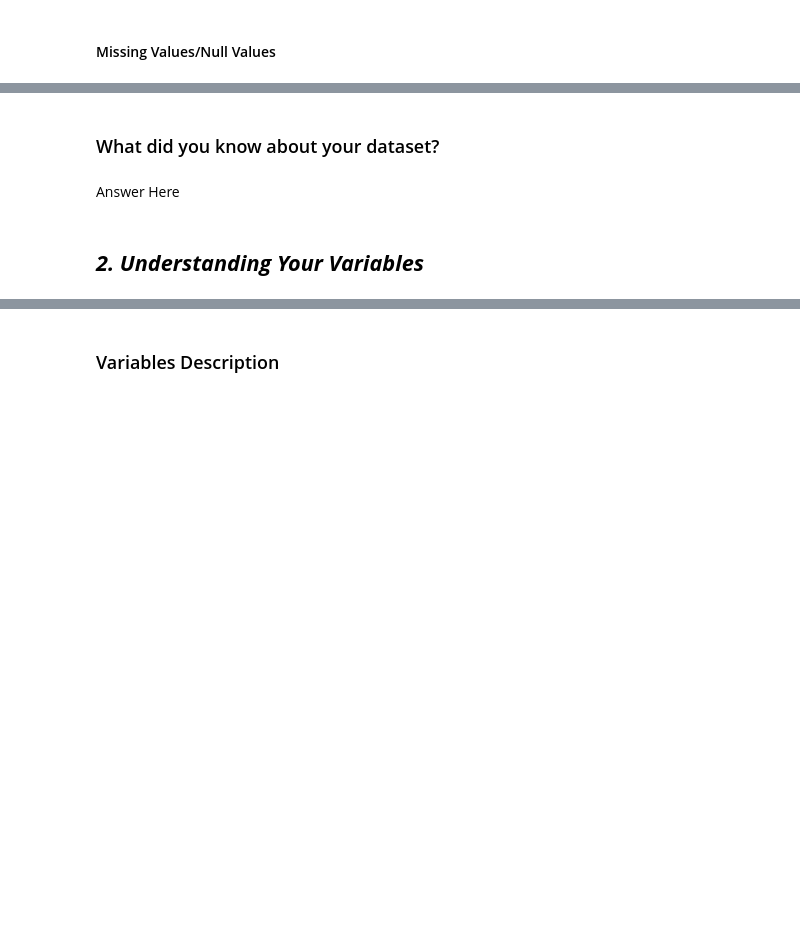
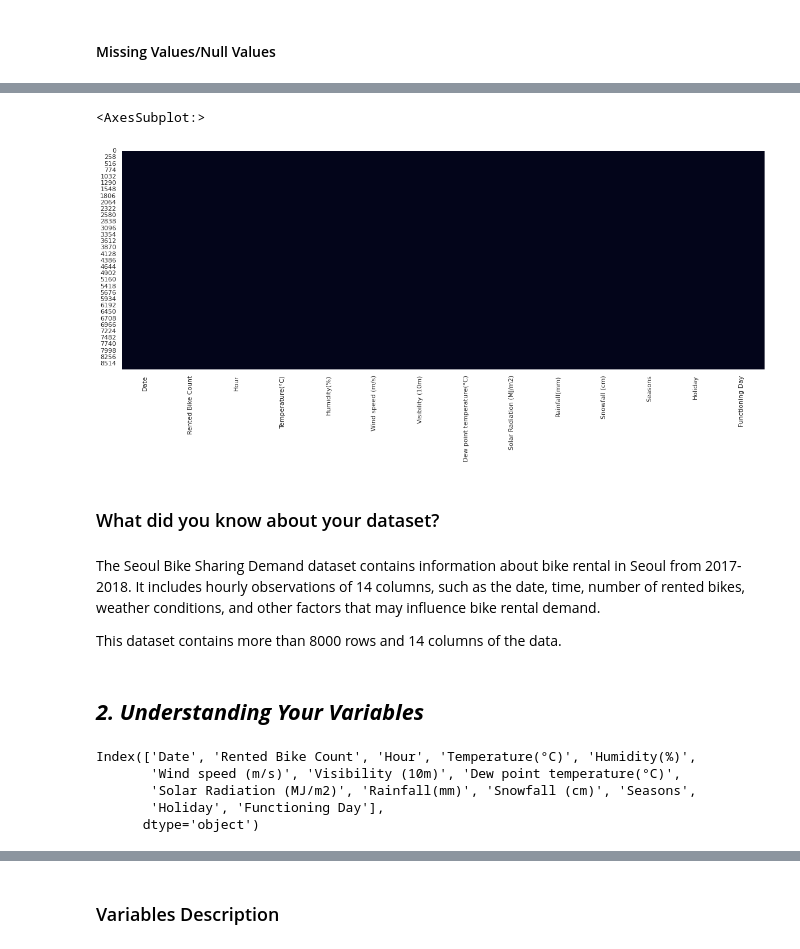
Before and after one commit to ayush9304/BikeSharingDemandPrediction, a Jupyter notebook: Bike_Sharing_Demand_Prediction.ipynb, the cells around one changed output, grey strips where cells are left out. Drawn from its saved outputs; the diff is of its cells as text; code cells hidden in the pictures; blank space fills up the shorter version.

Commit message:
Done Sections: Know your data & variables

```diff
--- a/Bike_Sharing_Demand_Prediction.ipynb
+++ b/Bike_Sharing_Demand_Prediction.ipynb
@@ -84,2 +84,10 @@ M - Multivariate Analysis
+# %%
+# Import Libraries
+import pandas as pd
+import numpy as np
+import matplotlib.pyplot as plt
+import seaborn as sns
+
+sns.set(style='whitegrid')
 # %% [markdown]
 ### Dataset Loading
@@ -88,3 +94,6 @@ M - Multivariate Analysis
+# %%
+# Load Dataset
+dataset = pd.read_csv("https://github.com/ayush9304/BikeSharingDemandPrediction/raw/main/SeoulBikeData.csv", encoding="latin")
 # %% [markdown]
 ### Dataset First View
 # %%
@@ -108,12 +167,26 @@ M - Multivariate Analysis
 # %%
 # Visualizing the missing values
+plt.figure(figsize=(20,7))
+sns.heatmap(dataset.isnull(), cbar=False)
+# %% [output]
+<AxesSubplot:>
+[figure, added]
 # %% [markdown]
 ### What did you know about your dataset?
-# %% [markdown]
-Answer Here
+# %% [markdown]
+The Seoul Bike Sharing Demand dataset contains information about bike rental in Seoul from 2017-2018. It includes hourly observations of 14 columns, such as the date, time, number of rented bikes, weather conditions, and other factors that may influence bike rental demand.
+
+This dataset contains more than 8000 rows and 14 columns of the data.
 # %% [markdown]
 ## ***2. Understanding Your Variables***
 # %%
 # Dataset Columns
+dataset.columns
+# %% [output]
+Index(['Date', 'Rented Bike Count', 'Hour', 'Temperature(°C)', 'Humidity(%)',
+       'Wind speed (m/s)', 'Visibility (10m)', 'Dew point temperature(°C)',
+       'Solar Radiation (MJ/m2)', 'Rainfall(mm)', 'Snowfall (cm)', 'Seasons',
+       'Holiday', 'Functioning Day'],
+      dtype='object')
 # %%
 # Dataset Describe
```
Also changed, not shown: parts of 17 cells of this notebook.
